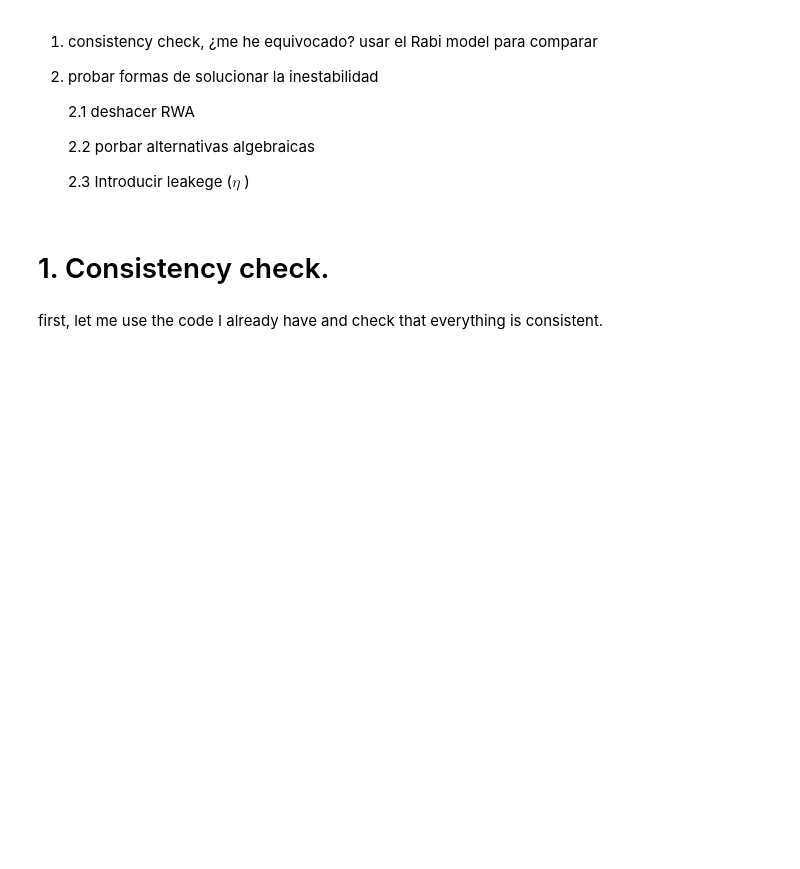
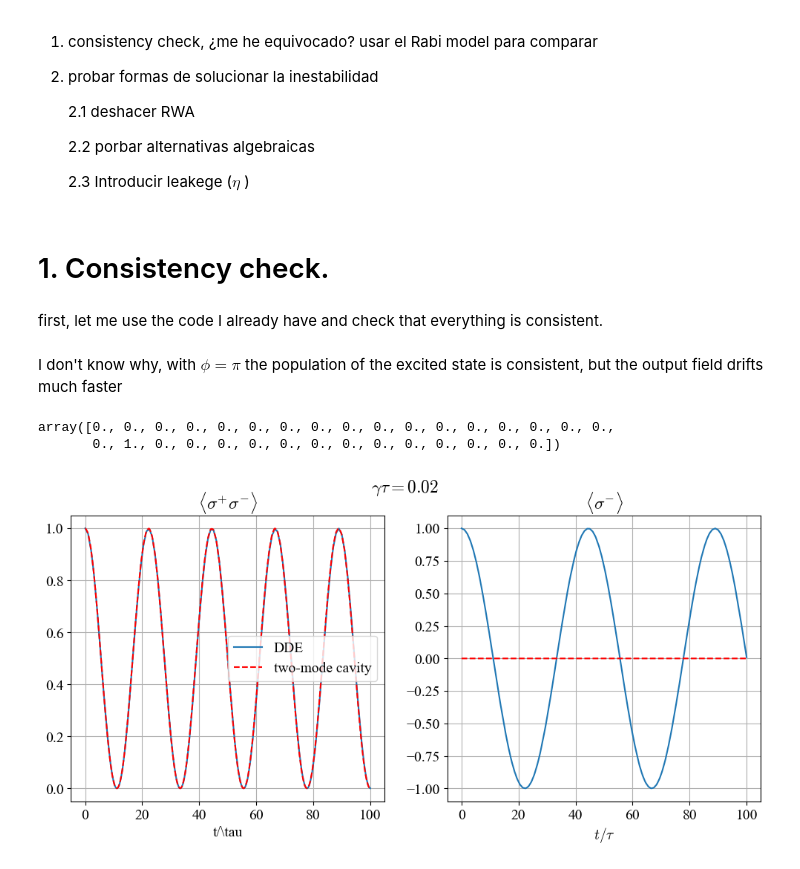
Before and after one commit to Taitoos2/Non, a Jupyter notebook: many_excitation.ipynb, the cells around one changed output. Saved outputs shown, nothing was run; the diff lists cells and outputs as text; code cells hidden in the pictures; blank space fills up the shorter version.

```diff
--- a/many_excitation.ipynb
+++ b/many_excitation.ipynb
@@ -25,0 +60,2 @@ first, let me use the code I already have and check that everything is consisten
+# %% [markdown]
+I don't know why, with $\phi = \pi $ the population of the excited state is consistent, but the output field drifts much faster
@@ -25,0 +78,47 @@ first, let me use the code I already have and check that everything is consisten
+# %%
+t,e,a,s= run_simulation(gamma,tau,phi,Omega,t_max,dt,initial)
+e_sigma=s[:,2]
+I = observable(a,initial)
+# %%
+tmc=two_modes_cavity(om_e,om1,om2,g,g,Omega,om_e,4)
+
+vec=tmc.evolve(t)
+
+sigma_minus=tmc.sigma_minus
+b1 = tmc.b1
+b1_dag = np.conjugate(b1.T)
+b2 = tmc.b2
+b2_dag = np.conjugate(b2.T)
+b = b1+b2
+b_dag = b1_dag+b2_dag
+
+e_exact=tmc.probability_excited(vec)
+e_sigma_exact= np.einsum('ti,ij,tj->t',np.conjugate(vec),sigma_minus,vec)
+I_exact = np.einsum('ti,ij,tj->t',np.conjugate(vec),b_dag@b,vec)
+I1_exact = np.einsum('ti,ij,tj->t',np.conjugate(vec),b1_dag@b1,vec)
+I2_exact = np.einsum('ti,ij,tj->t',np.conjugate(vec),b2_dag@b2,vec)
+# %%
+sigma_minus[:,2]
+# %% [output]
+array([0., 0., 0., 0., 0., 0., 0., 0., 0., 0., 0., 0., 0., 0., 0., 0., 0.,
+       0., 1., 0., 0., 0., 0., 0., 0., 0., 0., 0., 0., 0., 0., 0.])
+# %%
+fig,axs = plt.subplots(1,2,figsize=(12,5))
+axs[0].set_xlabel(r"t/\tau")
+axs[0].set_title(r"$\langle \sigma^{+}\sigma^{-} \rangle$")
+axs[0].plot(t,e,label='DDE')
+axs[0].plot(t,e_exact,'r--',label='two-mode cavity')
+axs[0].grid()
+axs[0].legend()
+
+axs[1].plot(t,e_sigma,label='DDE')
+axs[1].plot(t,np.imag(e_sigma_exact),'r--',label='two-mode cavity')
+axs[1].set_xlabel(r"$t/\tau$")
+axs[1].grid()
+axs[1].set_title(r"$ \langle \sigma^{-}\rangle $")
+
+fig.suptitle(rf"$\gamma \tau = {gamma*tau} $")
+
+plt.show()
+# %% [output]
+[figure, added]
```
Also changed, not shown: parts of 20 cells of this notebook, 2 other files.
